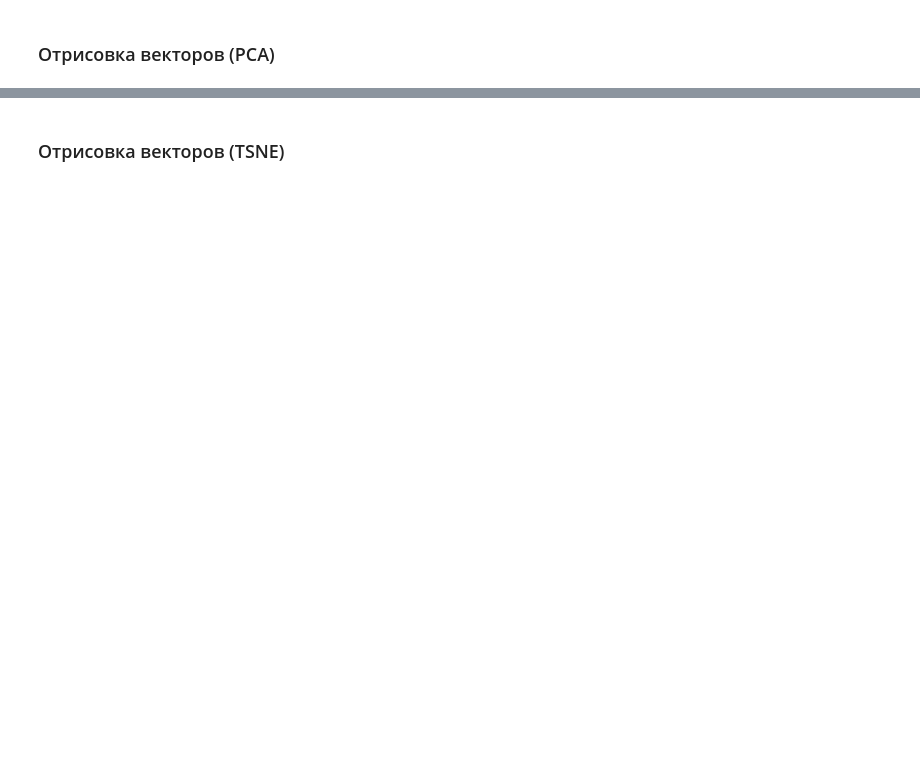
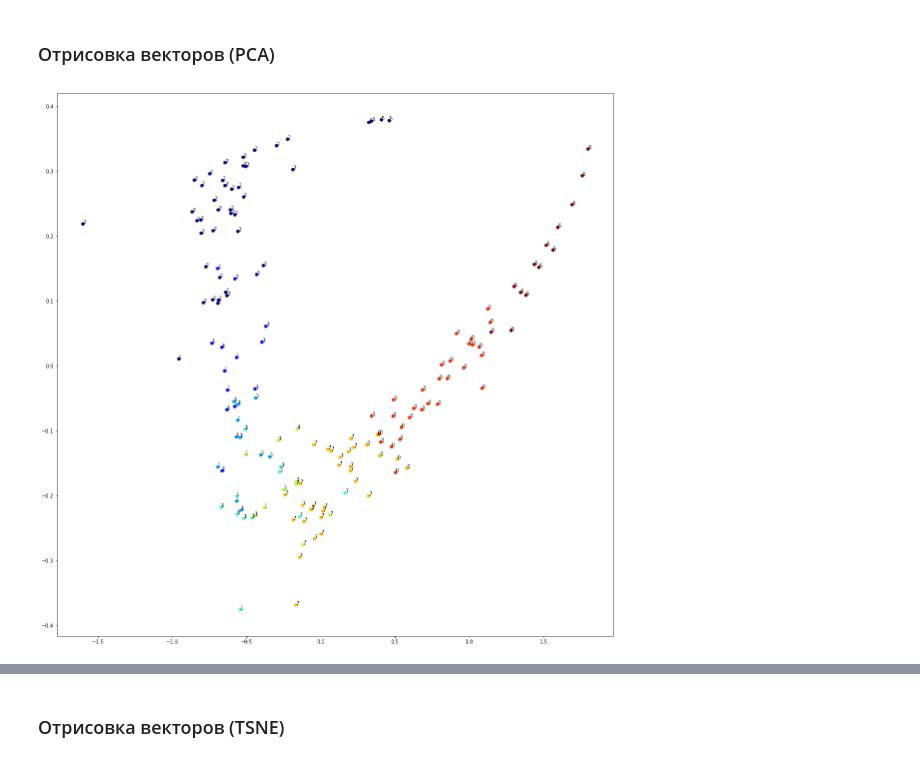
Before and after one commit to ddnovikov/gw-nlp, a Jupyter notebook: gw_main.ipynb, the cells around one changed output, grey strips where cells are left out. Cells and saved outputs as stored; diff of their text form; code cells hidden in the pictures; blank space fills up the shorter version.

```diff
--- a/gw_main.ipynb
+++ b/gw_main.ipynb
@@ -137,7 +194,7 @@ del model
 # %% [markdown]
 ## Проверка результатов векторизации путем проведения кластеризации и отрисовки векторов в сжатом пространстве
 # %%
-true_labels_df = pd.read_csv('mu/ds_true.csv')
+true_labels_df = pd.read_csv('dss/ds_true.csv')
 true_labels = [j-1 for i in range(len(true_labels_df)) for j, el in enumerate(true_labels_df.iloc[i]) if el == 1]
 # %%
-model = Doc2Vec.load('objs/d2v-215')
+model = models.doc2vec.Doc2Vec.load('d2v-215-no-of')
@@ -171,0 +221,10 @@ model = Doc2Vec(vector_size=400, negative=10, dbow_words=1, min_count=1, window=
+# %%
+from sklearn.model_selection import GridSearchCV
+from sklearn.metrics import make_scorer
+
+score = make_scorer(metrics.fowlkes_mallows_score, greater_is_better=True)
+
+dbscan = DBSCAN()
+parameters = {'eps': [0.00001, 0.0001, 0.001, 0.01, 0.1, 0.2, 0.3, 0.4, 0.5], 'min_samples': range(1, 11)}
+gcv = GridSearchCV(dbscan, parameters, scoring=score)
+gcv.fit(model.docvecs.vectors_docs, true_labels)
@@ -171,0 +266,3 @@ model = Doc2Vec(vector_size=400, negative=10, dbow_words=1, min_count=1, window=
+# %%
+pred_labels_sc = SpectralClustering(n_clusters=8, random_state=42, gamma=0.5).fit_predict(model.docvecs.vectors_docs)
+metrics.fowlkes_mallows_score(true_labels, pred_labels_sc)
@@ -174,11 +296,13 @@ model = Doc2Vec(vector_size=400, negative=10, dbow_words=1, min_count=1, window=
 # %%
 pca = PCA(n_components=2)
 X = pca.fit_transform(model.docvecs.vectors_docs)
 
 plt.figure(figsize=(20, 20))
 plt.scatter(X[:, 0], X[:, 1], c=true_labels, cmap='jet')
 
-for label, x, y in zip(pred_labels, X[:, 0], X[:, 1]):
+for label, x, y in zip(pred_labels_sc, X[:, 0], X[:, 1]):
     plt.annotate(label, xy=(x, y))
 
 plt.show()
+# %% [output]
+[figure, added]
```
Also changed, not shown: parts of 42 cells of this notebook, 2 other files.
